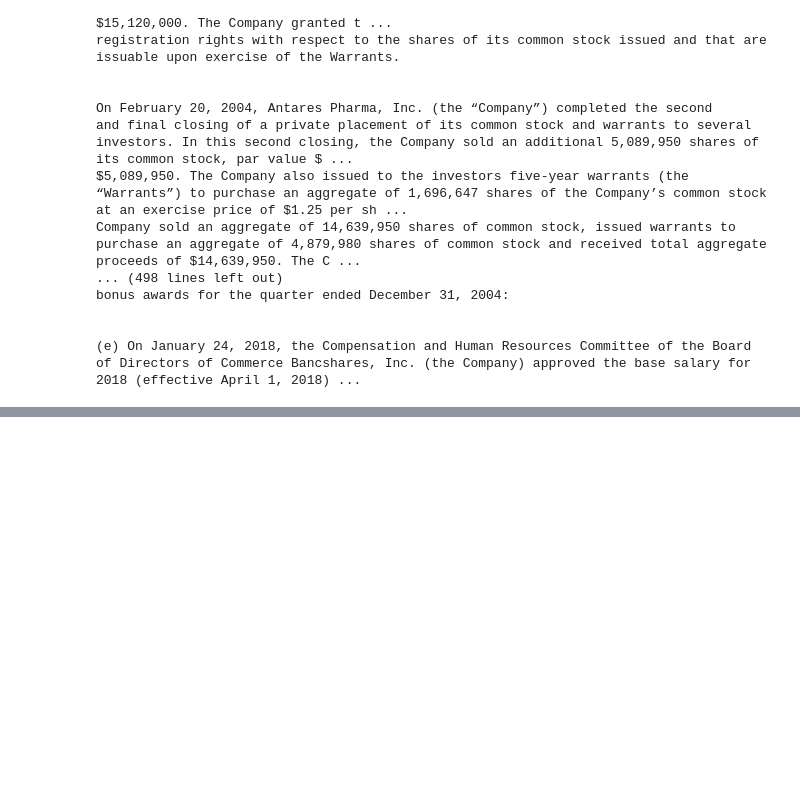
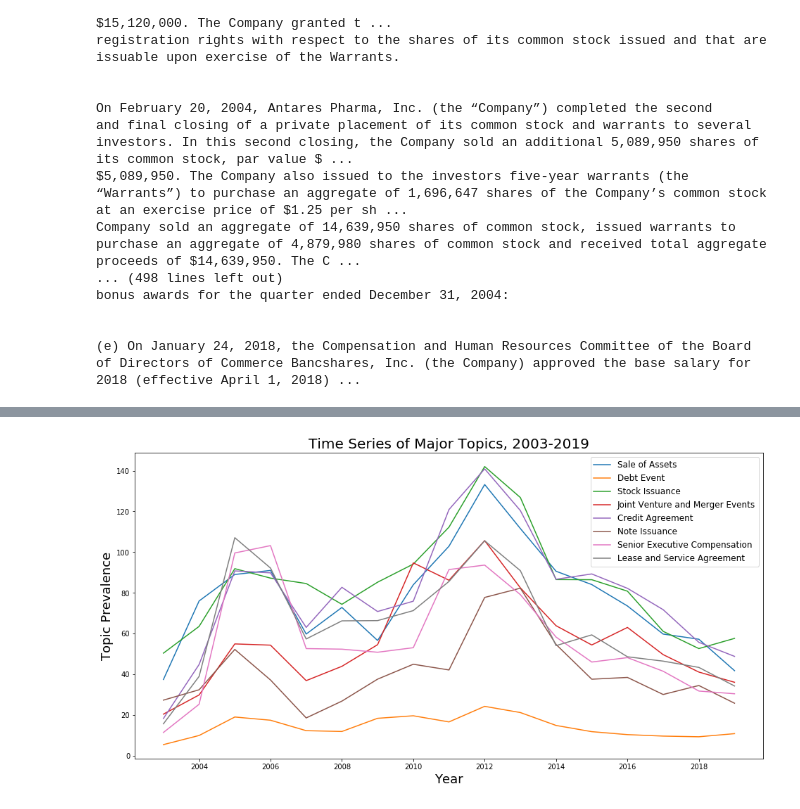
Before and after one commit to nqabell89/8K-Filing-NLP-Topic-Modelling, a Jupyter notebook: Index.ipynb, the cells around one changed output, grey strips where cells are left out. Saved outputs shown, nothing was run; the diff lists cells and outputs as text; code cells hidden in the pictures; blank space fills up the shorter version.

```diff
--- a/Index.ipynb
+++ b/Index.ipynb
@@ -753,0 +790,5 @@ bonus awards for the quarter ended December 31, 2004:
+# %%
+df['doc_number'] = df.index
+df.set_index(pd.to_datetime(df['date']), inplace=True)
+df.drop(columns='date', inplace=True)
+df.head()
@@ -753,0 +804,5 @@ bonus awards for the quarter ended December 31, 2004:
+# %%
+topic_columns = list(df.columns[3:-2])
+df_topics = df[topic_columns]
+df_topics_aggyear = df_topics.groupby(pd.Grouper(freq='Y')).sum()
+df_topics_aggyear
@@ -753,0 +828,4 @@ bonus awards for the quarter ended December 31, 2004:
+# %%
+df_topics_aggyear.drop(pd.to_datetime('2002-12-31'), inplace=True)
+df_topics_aggyear.drop(pd.to_datetime('2020-12-31'), inplace=True)
+df_topics_aggyear
@@ -753,0 +852,3 @@ bonus awards for the quarter ended December 31, 2004:
+# %%
+df_topics_aggyear['year'] = df_topics_aggyear.index.year
+df_topics_aggyear
@@ -753,0 +917,15 @@ bonus awards for the quarter ended December 31, 2004:
+# %%
+topics = ['Sale of Assets', 'Debt Event', 'Stock Issuance', 'Joint Venture and Merger Events',
+          'Credit Agreement', 'Note Issuance', 'Senior Executive Compensation', 'Lease and Service Agreement']
+fig, ax = plt.subplots(figsize = (16,8))
+for topic in topics:
+    x = df_topics_aggyear['year']
+    y = df_topics_aggyear[topic]
+    ax.plot(x, y, label=topic)
+ax.legend(fontsize=12)
+plt.xlabel('Year', fontsize=18)
+plt.ylabel('Topic Prevalence', fontsize=18)
+plt.title('Time Series of Major Topics, 2003-2019', fontsize=20)
+plt.show()
+# %% [output]
+[figure, added]
```
Also changed, not shown: parts of 78 cells of this notebook.
